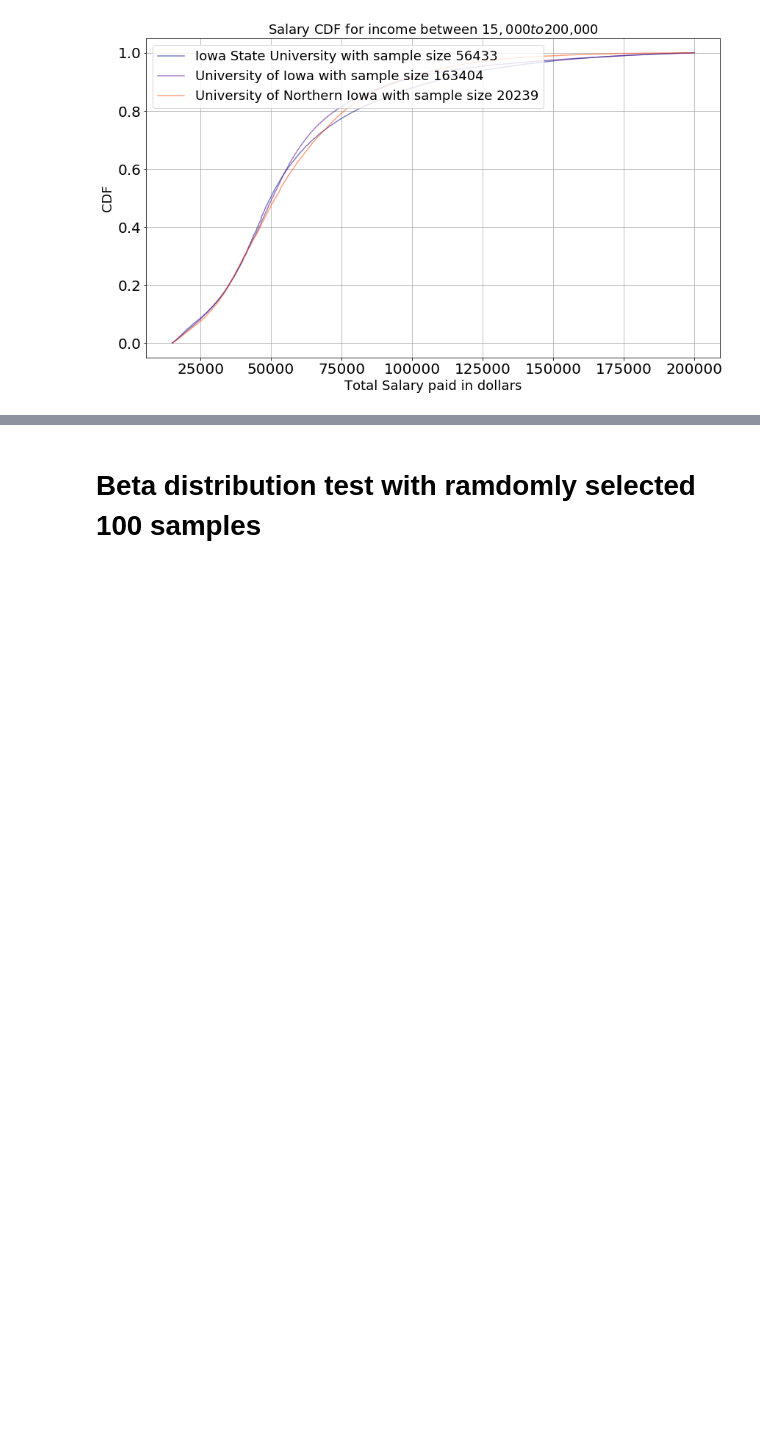
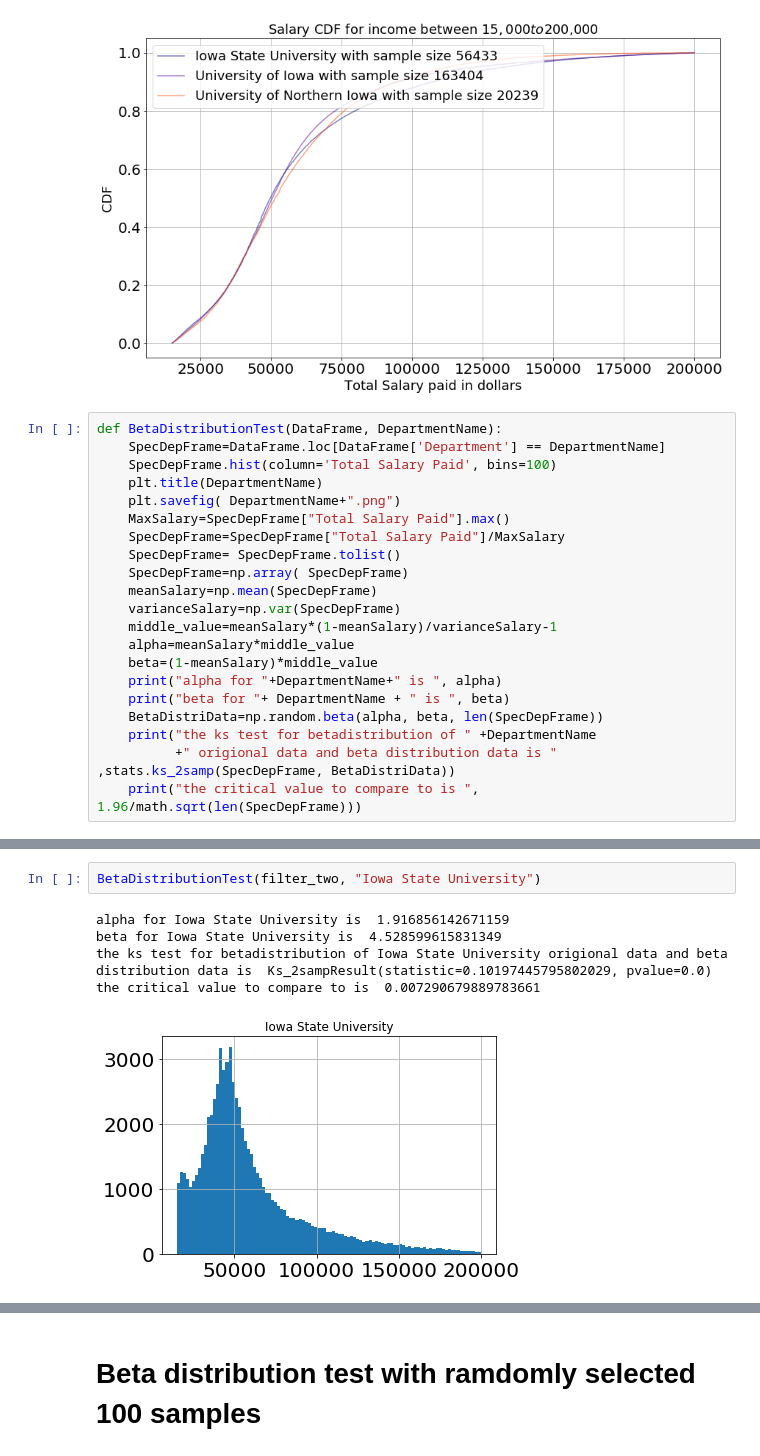
Before and after one commit to iopoi/iowa_state_employee_analysis-, a Jupyter notebook: dataset_explore_shengchunliu.ipynb, the cells around one changed output, grey strips where cells are left out. Cells and saved outputs as stored; diff of their text form; blank space fills up the shorter version.

```diff
--- a/dataset_explore_shengchunliu.ipynb
+++ b/dataset_explore_shengchunliu.ipynb
@@ -228,4 +228,25 @@ length of CDF of university of Iowa is  163404
 length of CDF of university of Iowa state is  56433
 length of CDF of university of Northn Iowa is  20239
 [figure]
+# %%
+def BetaDistributionTest(DataFrame, DepartmentName):
+    SpecDepFrame=DataFrame.loc[DataFrame['Department'] == DepartmentName]
+    SpecDepFrame.hist(column='Total Salary Paid', bins=100)
+    plt.title(DepartmentName)
+    plt.savefig( DepartmentName+".png")
+    MaxSalary=SpecDepFrame["Total Salary Paid"].max()
+    SpecDepFrame=SpecDepFrame["Total Salary Paid"]/MaxSalary
+    SpecDepFrame= SpecDepFrame.tolist()
+    SpecDepFrame=np.array( SpecDepFrame)
+    meanSalary=np.mean(SpecDepFrame)
+    varianceSalary=np.var(SpecDepFrame)
+    middle_value=meanSalary*(1-meanSalary)/varianceSalary-1
+    alpha=meanSalary*middle_value
+    beta=(1-meanSalary)*middle_value
+    print("alpha for "+DepartmentName+" is ", alpha)
+    print("beta for "+ DepartmentName + " is ", beta)
+    BetaDistriData=np.random.beta(alpha, beta, len(SpecDepFrame))
+    print("the ks test for betadistribution of " +DepartmentName
+          +" origional data and beta distribution data is " ,stats.ks_2samp(SpecDepFrame, BetaDistriData))
+    print("the critical value to compare to is ", 1.96/math.sqrt(len(SpecDepFrame)))
 # %% [markdown]
@@ -328,0 +254,8 @@ critical value to compare is  0.013862164968587845
+# %%
+BetaDistributionTest(filter_two, "Iowa State University")
+# %% [output]
+alpha for Iowa State University is  1.916856142671159
+beta for Iowa State University is  4.528599615831349
+the ks test for betadistribution of Iowa State University origional data and beta distribution data is  Ks_2sampResult(statistic=0.10197445795802029, pvalue=0.0)
+the critical value to compare to is  0.007290679889783661
+[figure, added]
```
Also changed, not shown: parts of 34 cells of this notebook.
